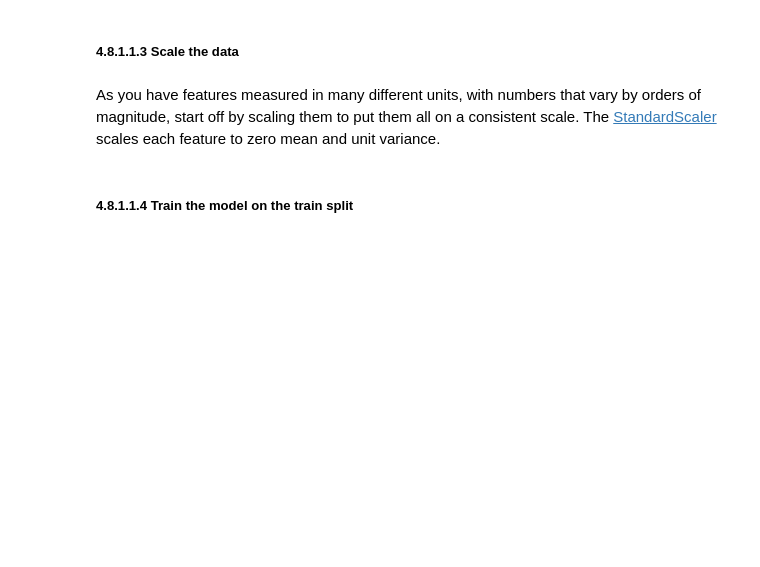
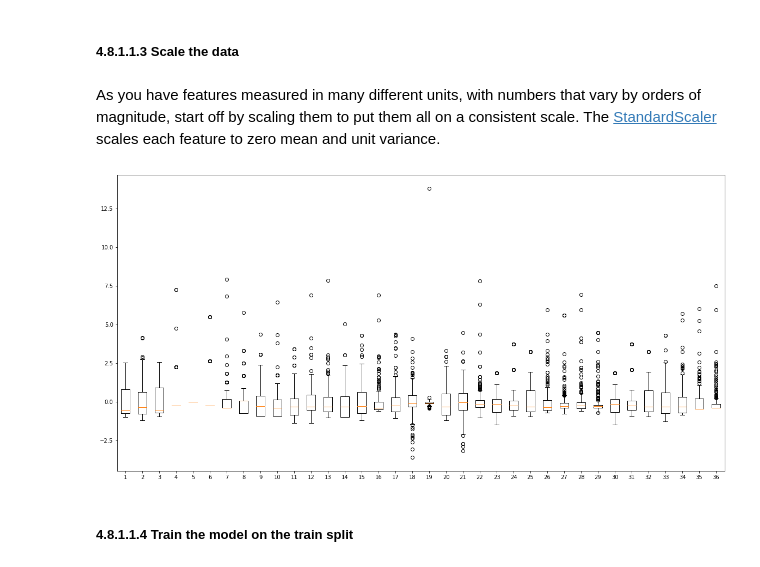
Before and after one commit to freecode23/DataScienceGuidedCapstone, a Jupyter notebook: Step Four - Preprocessing and Training/04_preprocessing_and_training.ipynb, the cells around one changed output. Cells and saved outputs as stored; diff of their text form; code cells hidden in the pictures; blank space fills up the shorter version.

```diff
--- a/Step Four - Preprocessing and Training/04_preprocessing_and_training.ipynb
+++ b/Step Four - Preprocessing and Training/04_preprocessing_and_training.ipynb
@@ -545,5 +627,11 @@ scaler.fit(X_tr)
 # Transform the actual X_tr data to be standard normal
 X_tr_scaled = scaler.transform(X_tr)
 X_te_scaled = scaler.transform(X_te)
+# %%
+fig = plt.figure(1, figsize=(20,10))
+ax = fig.add_subplot(111)
+bp = ax.boxplot(X_tr_scaled)
+# %% [output]
+[figure, added]
 # %% [markdown]
 ##### 4.8.1.1.4 Train the model on the train split<a id='4.8.1.1.4_Train_the_model_on_the_train_split'></a>
```
Also changed, not shown: parts of 25 cells of this notebook.
